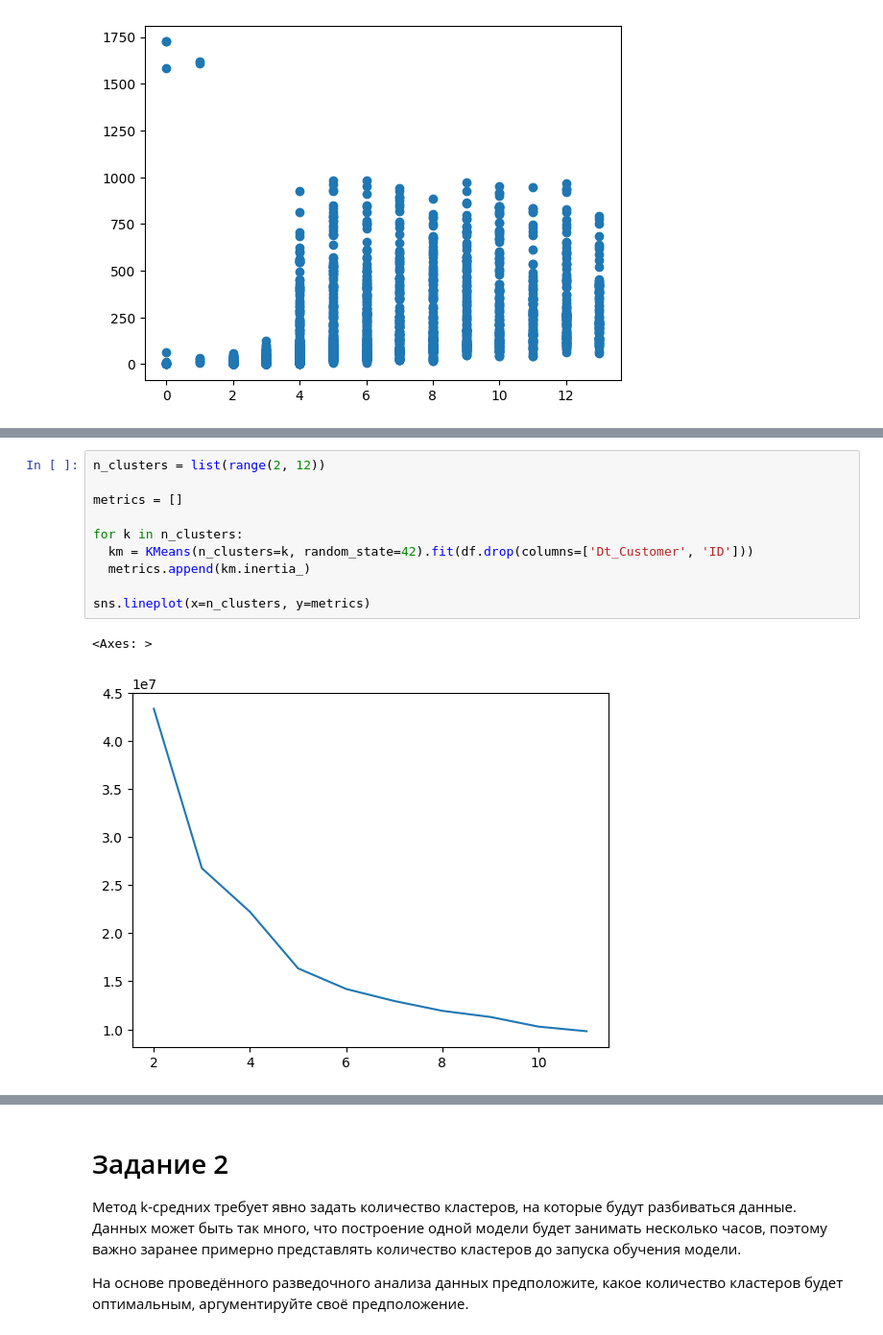
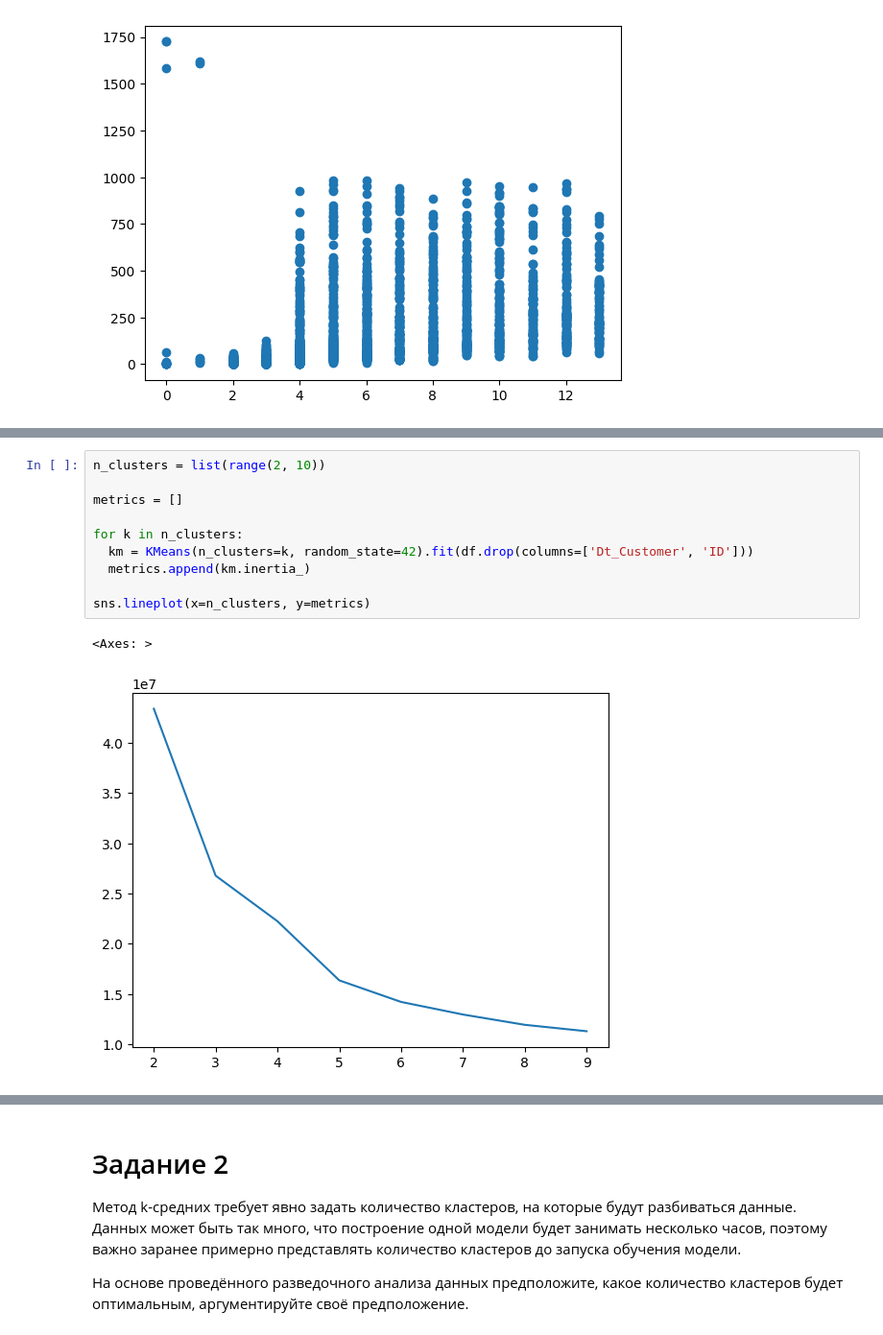
Before and after one commit to IgorKolotushkin/machine_learning_ds, a Jupyter notebook: hw11/Практическая работа. Метод k-средних. Интерпретация.ipynb, the cells around one changed output, grey strips where cells are left out. Shown at 96% size. Saved outputs shown, nothing was run; the diff lists cells and outputs as text.

```diff
--- a/hw11/Практическая работа. Метод k-средних. Интерпретация.ipynb
+++ b/hw11/Практическая работа. Метод k-средних. Интерпретация.ipynb
@@ -141,14 +157,14 @@ for n in combinations(num_columns, r=2):
 # %%
-n_clusters = list(range(2, 12))
+n_clusters = list(range(2, 10))
 
 metrics = []
 
 for k in n_clusters:
   km = KMeans(n_clusters=k, random_state=42).fit(df.drop(columns=['Dt_Customer', 'ID']))
   metrics.append(km.inertia_)
 
 sns.lineplot(x=n_clusters, y=metrics)
 # %% [output]
 <Axes: >
-[figure, old version]
+[figure, new version]
 # %%
```
Also changed, not shown: parts of 3 cells of this notebook.
